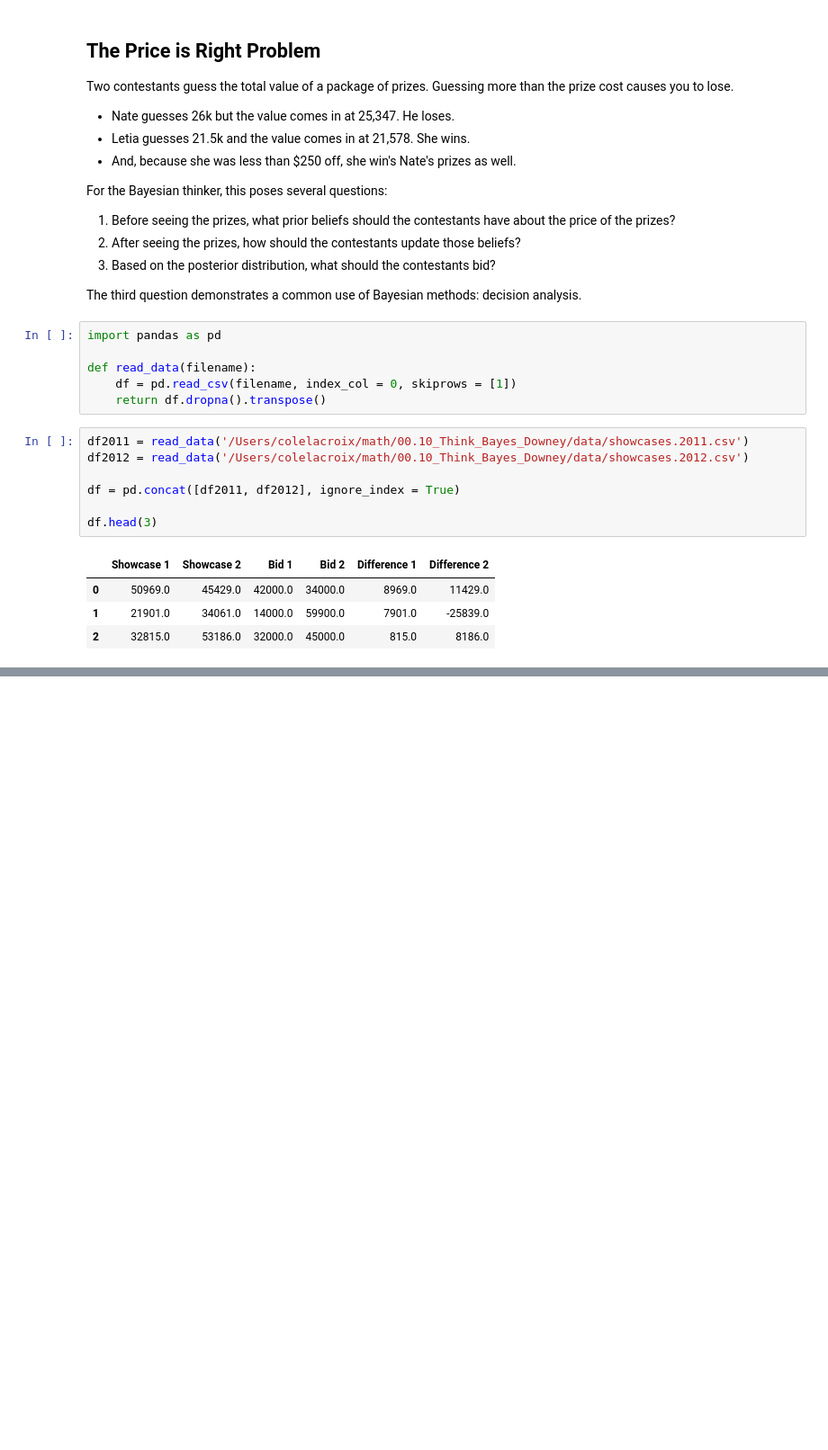
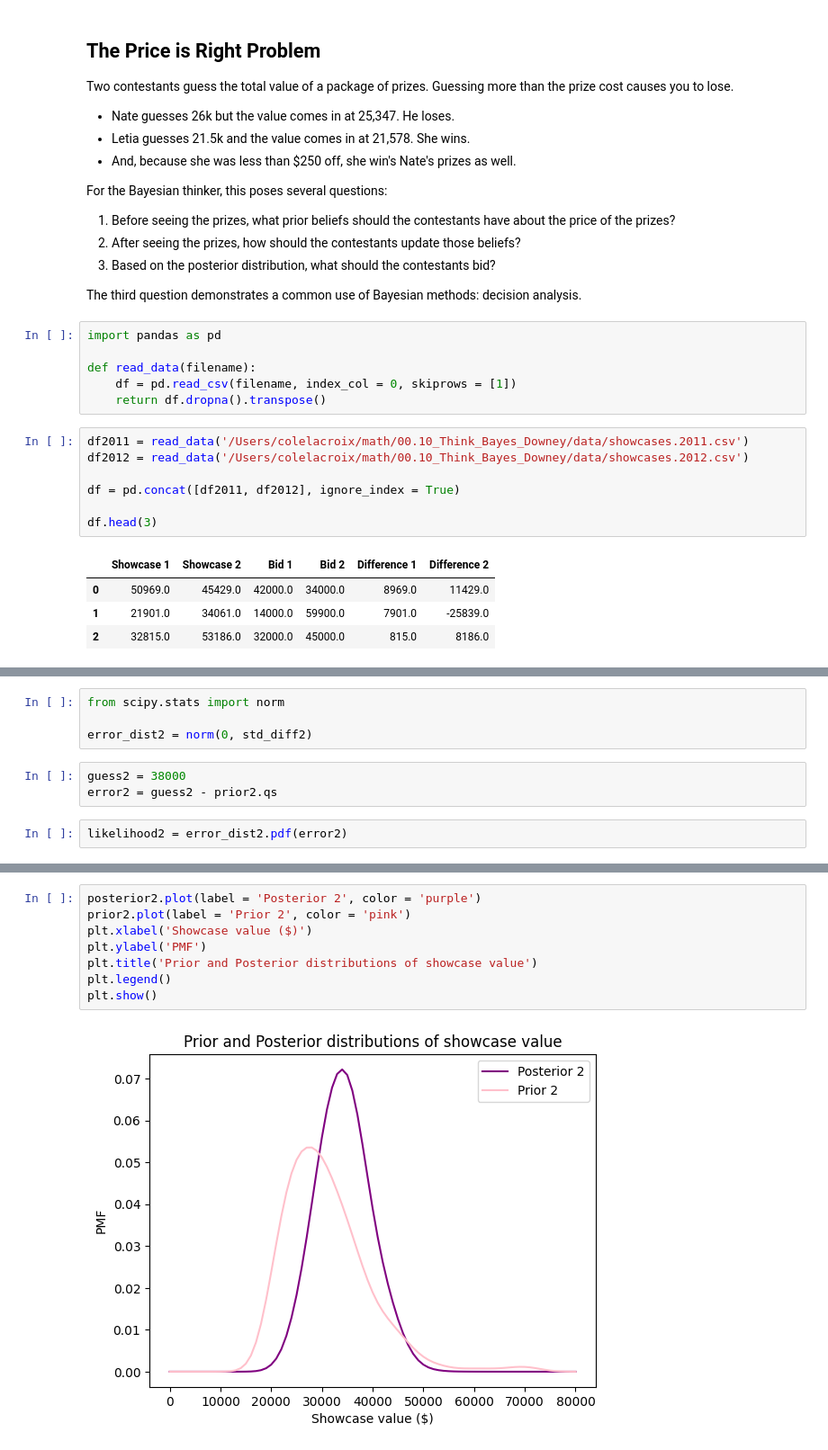
Before and after one commit to coletlacroix/math, a Jupyter notebook: 00.10_Think_Bayes_Downey/09_decision_analysis.ipynb, the cells around one changed output, grey strips where cells are left out. Shown at 90% size. Saved outputs shown, nothing was run; the diff lists cells and outputs as text; blank space fills up the shorter version.

```diff
--- a/00.10_Think_Bayes_Downey/09_decision_analysis.ipynb
+++ b/00.10_Think_Bayes_Downey/09_decision_analysis.ipynb
@@ -36,0 +175,9 @@ df.head(3)
+# %%
+from scipy.stats import norm
+
+error_dist2 = norm(0, std_diff2)
+# %%
+guess2 = 38000
+error2 = guess2 - prior2.qs
+# %%
+likelihood2 = error_dist2.pdf(error2)
@@ -36,0 +189,10 @@ df.head(3)
+# %%
+posterior2.plot(label = 'Posterior 2', color = 'purple')
+prior2.plot(label = 'Prior 2', color = 'pink')
+plt.xlabel('Showcase value ($)')
+plt.ylabel('PMF')
+plt.title('Prior and Posterior distributions of showcase value')
+plt.legend()
+plt.show()
+# %% [output]
+[figure, added]
```
Also changed, not shown: parts of 30 cells of this notebook, 2 other files.
